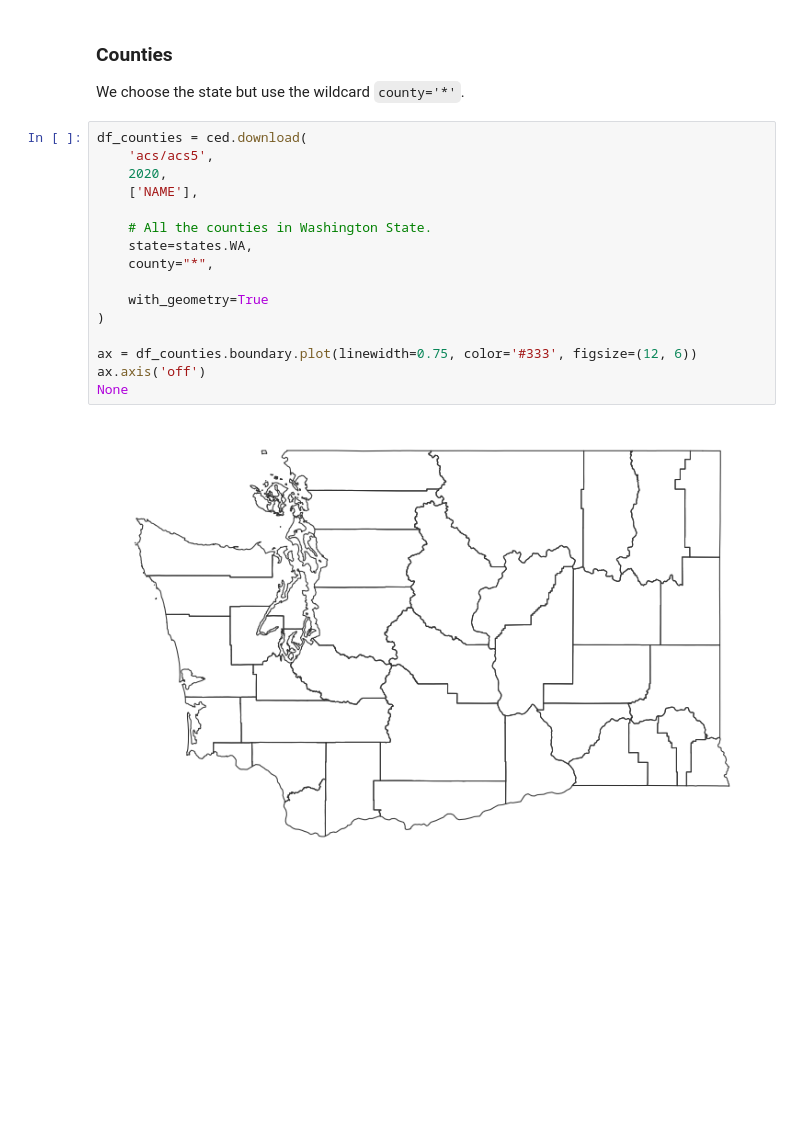
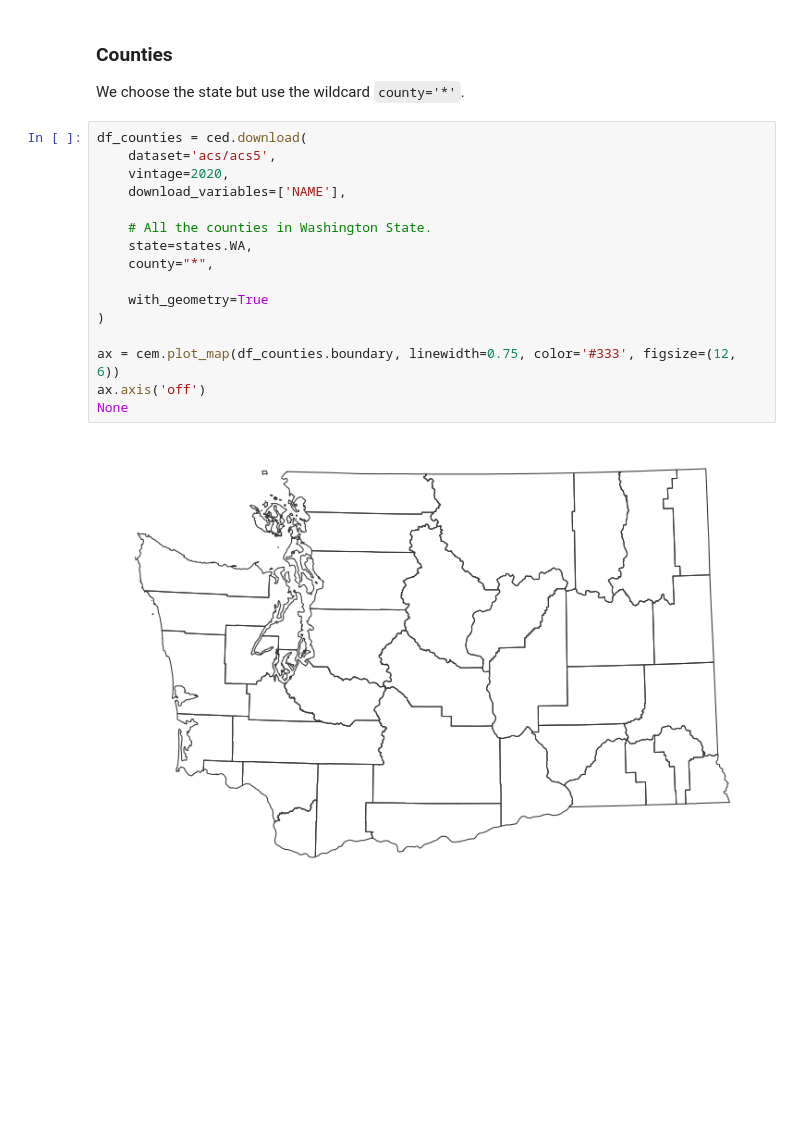
Before and after one commit to vengroff/censusdis-tutorial, a Jupyter notebook: Tutorial.ipynb, the cells around one changed output. Cells and saved outputs as stored; diff of their text form.

```diff
--- a/Tutorial.ipynb
+++ b/Tutorial.ipynb
@@ -384,21 +407,21 @@ None
 We choose the state but use the wildcard `county='*'`.
 # %%
 df_counties = ced.download(
-    'acs/acs5',
-    2020,
-    ['NAME'],
+    dataset='acs/acs5',
+    vintage=2020,
+    download_variables=['NAME'],
 
     # All the counties in Washington State.
     state=states.WA,
     county="*",
 
     with_geometry=True
 )
 
-ax = df_counties.boundary.plot(linewidth=0.75, color='#333', figsize=(12, 6))
+ax = cem.plot_map(df_counties.boundary, linewidth=0.75, color='#333', figsize=(12, 6))
 ax.axis('off')
 None
 # %% [output]
-[figure, old version]
+[figure, new version]
 # %% [markdown]
 <br/><br/><br/><br/><br/><br/><br/><br/><br/>
```
Also changed, not shown: parts of 55 cells of this notebook, 1 other file.
